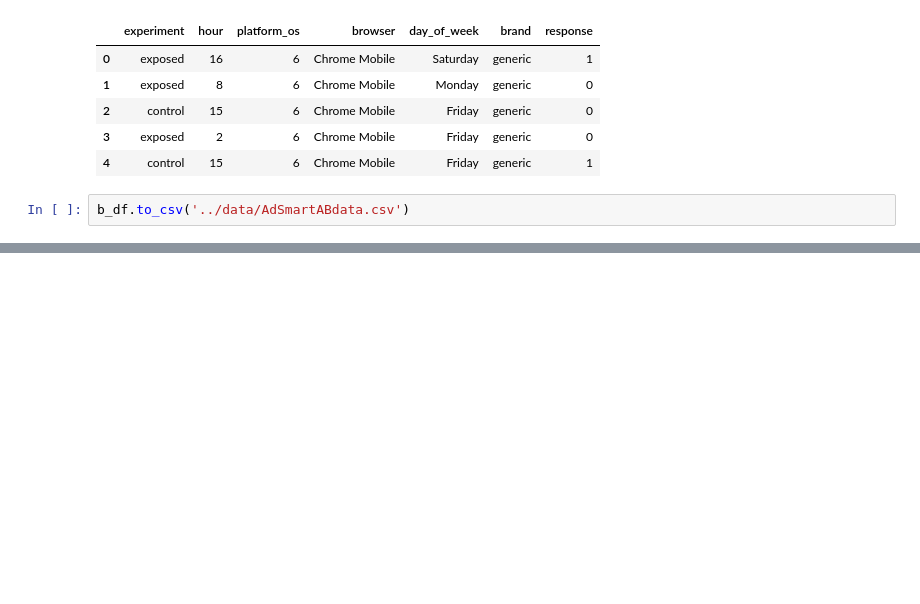
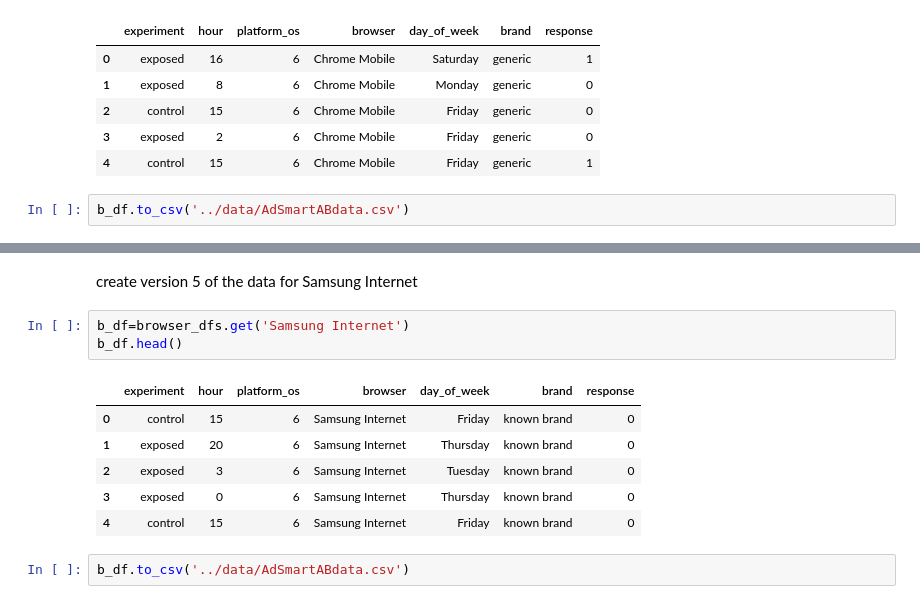
Before and after one commit to nahomHmichael/abtest-mlops, a Jupyter notebook: notebooks/AD_Smart_Data_Split.ipynb, the cells around one changed output, grey strips where cells are left out. Cells and saved outputs as stored; diff of their text form; blank space fills up the shorter version.

```diff
--- a/notebooks/AD_Smart_Data_Split.ipynb
+++ b/notebooks/AD_Smart_Data_Split.ipynb
@@ -125,0 +154,14 @@ b_df.to_csv('../data/AdSmartABdata.csv')
+# %% [markdown]
+create version 5 of the data for Samsung Internet
+# %%
+b_df=browser_dfs.get('Samsung Internet')
+b_df.head()
+# %% [output]
+|  | experiment | hour | platform_os | browser | day_of_week | brand | response |
+| 0 | control | 15 | 6 | Samsung Internet | Friday | known brand | 0 |
+| 1 | exposed | 20 | 6 | Samsung Internet | Thursday | known brand | 0 |
+| 2 | exposed | 3 | 6 | Samsung Internet | Tuesday | known brand | 0 |
+| 3 | exposed | 0 | 6 | Samsung Internet | Thursday | known brand | 0 |
+| 4 | control | 15 | 6 | Samsung Internet | Friday | known brand | 0 |
+# %%
+b_df.to_csv('../data/AdSmartABdata.csv')
```
Also changed, not shown: parts of 16 cells of this notebook.
